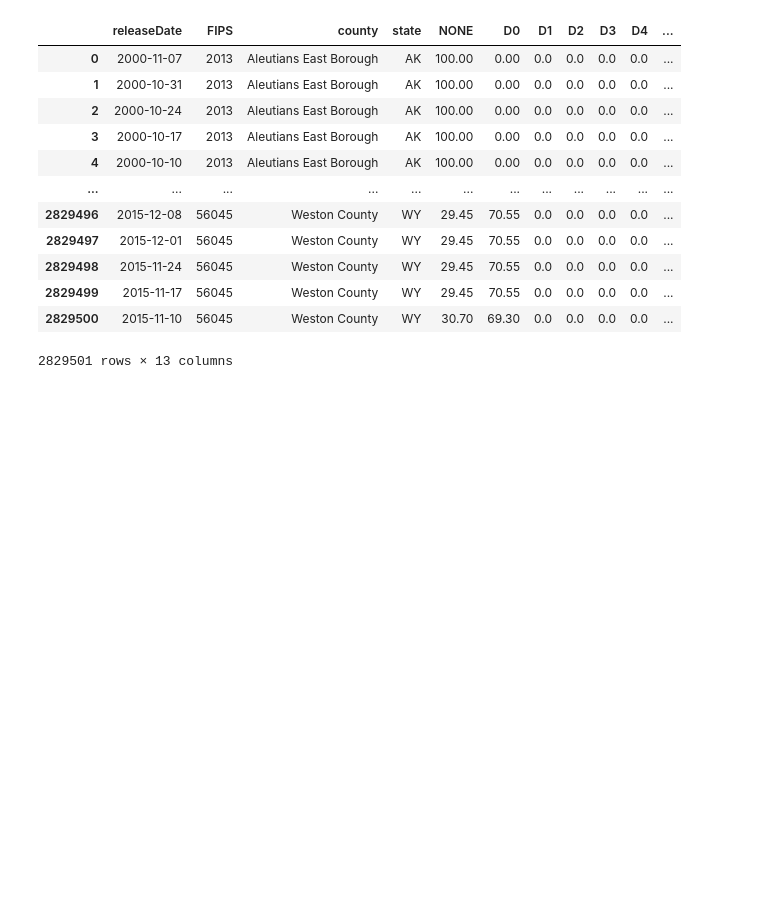
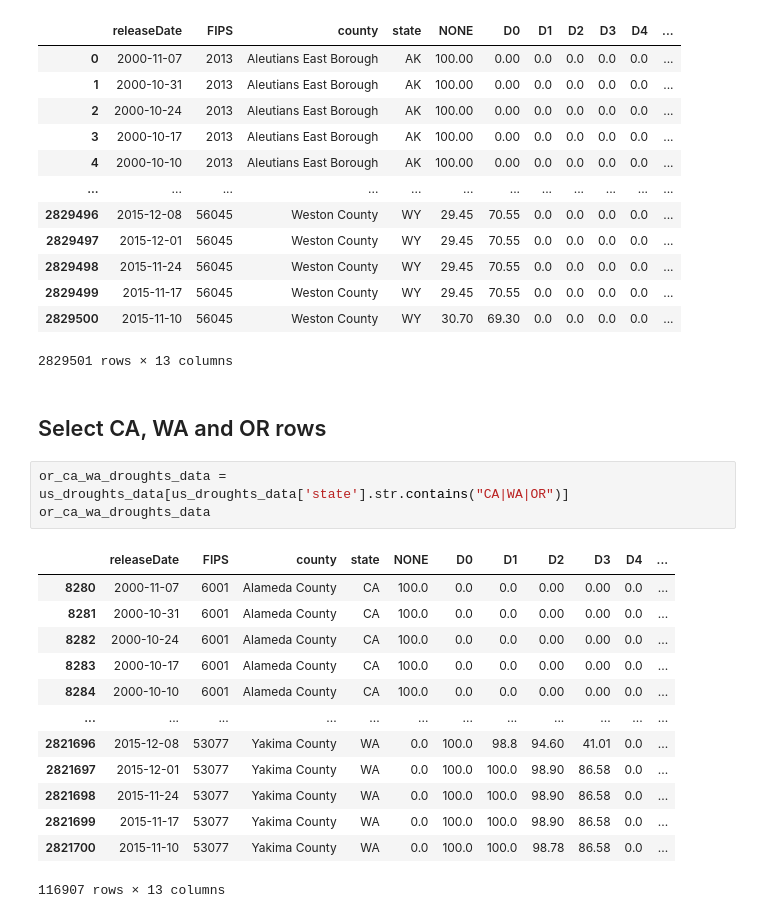
Before and after one commit to jose-pagan/OMIS3000_Group_Project, a Jupyter notebook: main.ipynb, the cells around one changed output. Drawn from its saved outputs; the diff is of its cells as text; blank space fills up the shorter version.

Commit message:
Selecting CA, OR, and WA data

```diff
--- a/main.ipynb
+++ b/main.ipynb
@@ -64,3 +77,22 @@ us_droughts_data
 | 2829499 | 2015-11-17 | 56045 | Weston County | WY | 29.45 | 70.55 | 0.0 | 0.0 | 0.0 | 0.0 | ... |
 | 2829500 | 2015-11-10 | 56045 | Weston County | WY | 30.70 | 69.30 | 0.0 | 0.0 | 0.0 | 0.0 | ... |
 2829501 rows × 13 columns
+# %% [markdown]
+## Select CA, WA and OR rows
+# %%
+or_ca_wa_droughts_data = us_droughts_data[us_droughts_data['state'].str.contains("CA|WA|OR")]
+or_ca_wa_droughts_data
+# %% [output]
+|  | releaseDate | FIPS | county | state | NONE | D0 | D1 | D2 | D3 | D4 | ... |
+| 8280 | 2000-11-07 | 6001 | Alameda County | CA | 100.0 | 0.0 | 0.0 | 0.00 | 0.00 | 0.0 | ... |
+| 8281 | 2000-10-31 | 6001 | Alameda County | CA | 100.0 | 0.0 | 0.0 | 0.00 | 0.00 | 0.0 | ... |
+| 8282 | 2000-10-24 | 6001 | Alameda County | CA | 100.0 | 0.0 | 0.0 | 0.00 | 0.00 | 0.0 | ... |
+| 8283 | 2000-10-17 | 6001 | Alameda County | CA | 100.0 | 0.0 | 0.0 | 0.00 | 0.00 | 0.0 | ... |
+| 8284 | 2000-10-10 | 6001 | Alameda County | CA | 100.0 | 0.0 | 0.0 | 0.00 | 0.00 | 0.0 | ... |
+| ... | ... | ... | ... | ... | ... | ... | ... | ... | ... | ... | ... |
+| 2821696 | 2015-12-08 | 53077 | Yakima County | WA | 0.0 | 100.0 | 98.8 | 94.60 | 41.01 | 0.0 | ... |
+| 2821697 | 2015-12-01 | 53077 | Yakima County | WA | 0.0 | 100.0 | 100.0 | 98.90 | 86.58 | 0.0 | ... |
+| 2821698 | 2015-11-24 | 53077 | Yakima County | WA | 0.0 | 100.0 | 100.0 | 98.90 | 86.58 | 0.0 | ... |
+| 2821699 | 2015-11-17 | 53077 | Yakima County | WA | 0.0 | 100.0 | 100.0 | 98.90 | 86.58 | 0.0 | ... |
+| 2821700 | 2015-11-10 | 53077 | Yakima County | WA | 0.0 | 100.0 | 100.0 | 98.78 | 86.58 | 0.0 | ... |
+116907 rows × 13 columns
```
Also changed, not shown: parts of 5 cells of this notebook, 1 other file.
